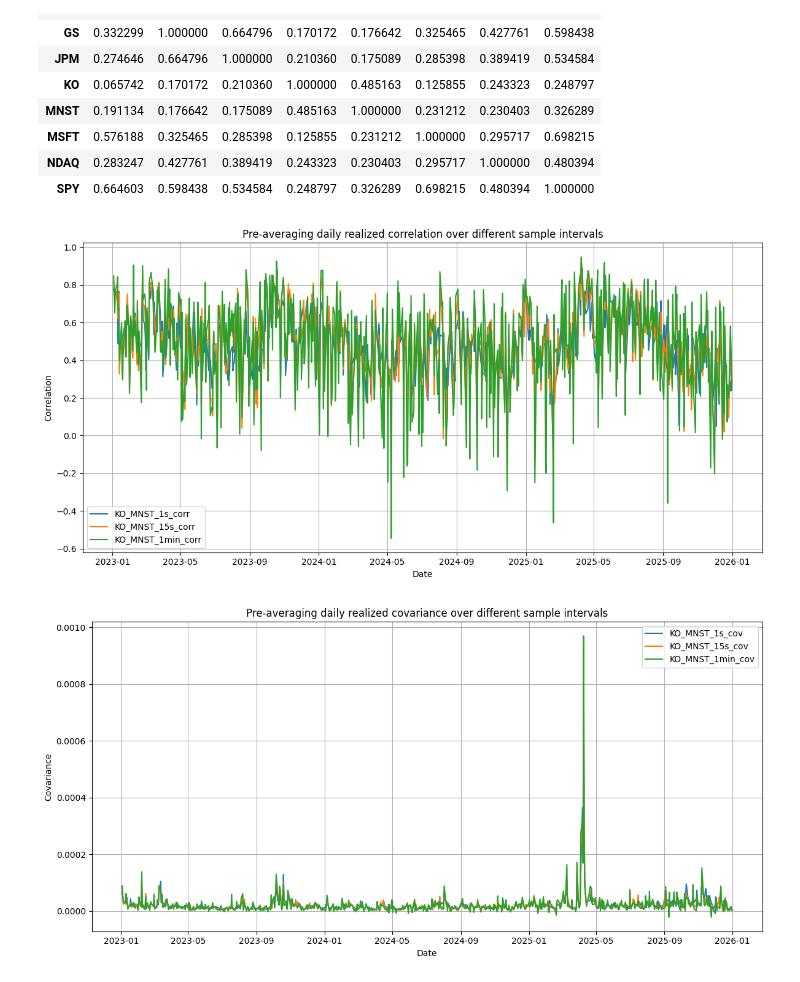
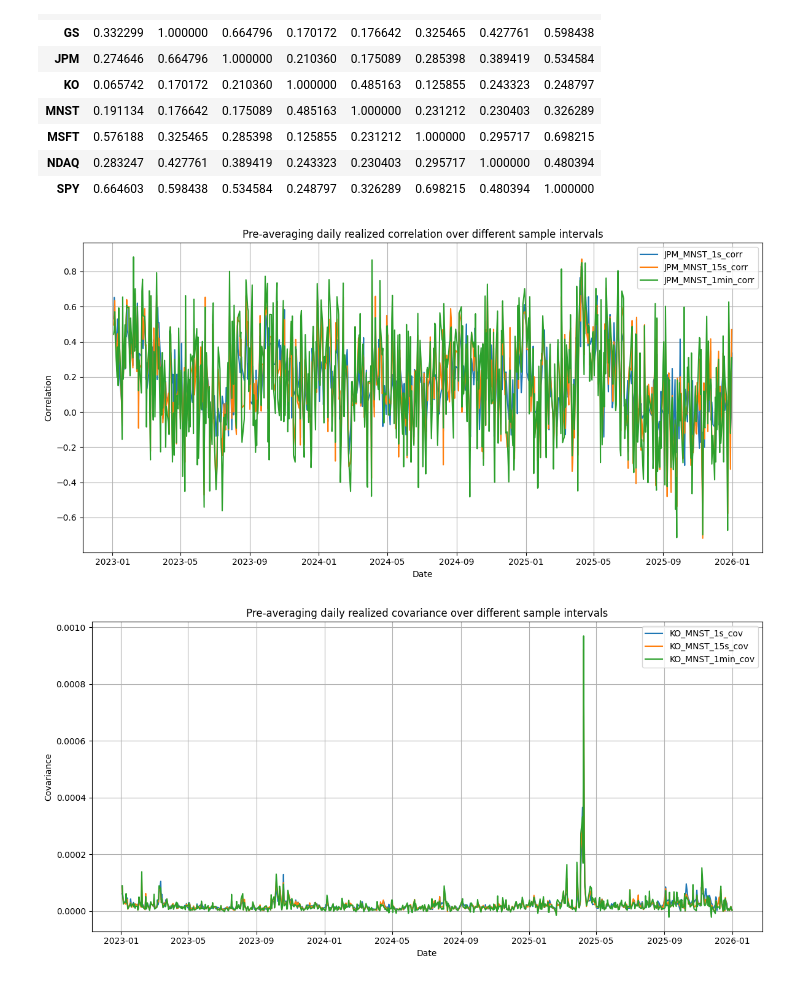
Before and after one commit to jiamingchen13/GraphOUEdge, a Jupyter notebook: Untitled.ipynb, the cells around one changed output. Saved outputs shown, nothing was run; the diff lists cells and outputs as text; code cells hidden in the pictures.

```diff
--- a/Untitled.ipynb
+++ b/Untitled.ipynb
@@ -106,21 +106,21 @@ corr_series_to_heatmap(corr_data_combined.filter(regex=r'_1min_corr$').mean(), t
 | SPY | 0.664603 | 0.598438 | 0.534584 | 0.248797 | 0.326289 | 0.698215 | 0.480394 | 1.000000 |
 # %%
 # Plot correlation/covariance time series from the training set
-df = corr_data_combined[['KO_MNST_1s_corr','KO_MNST_15s_corr','KO_MNST_1min_corr']]
+df = corr_data_combined[['JPM_MNST_1s_corr','JPM_MNST_15s_corr','JPM_MNST_1min_corr']]
 plt.figure(figsize=(12, 6))
 
 for col in df.columns:
     plt.plot(df.index, df[col], label=col)
 
 plt.xlabel("Date")
 plt.ylabel("Correlation")
 plt.title("Pre-averaging daily realized correlation over different sample intervals")
 plt.legend()
 plt.grid(True)
 plt.tight_layout()
 plt.show()
 # %% [output]
-[figure, old version]
+[figure, new version]
 # %%
 df = cov_data_combined[['KO_MNST_1s_cov','KO_MNST_15s_cov','KO_MNST_1min_cov']]
 plt.figure(figsize=(12, 6))
```
Also changed, not shown: parts of 7 cells of this notebook, 1 other file.
